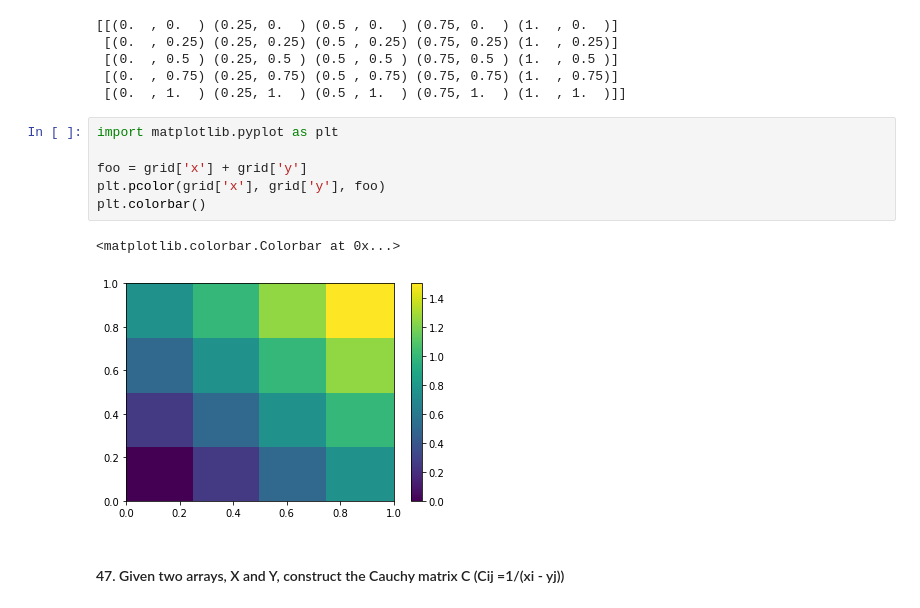
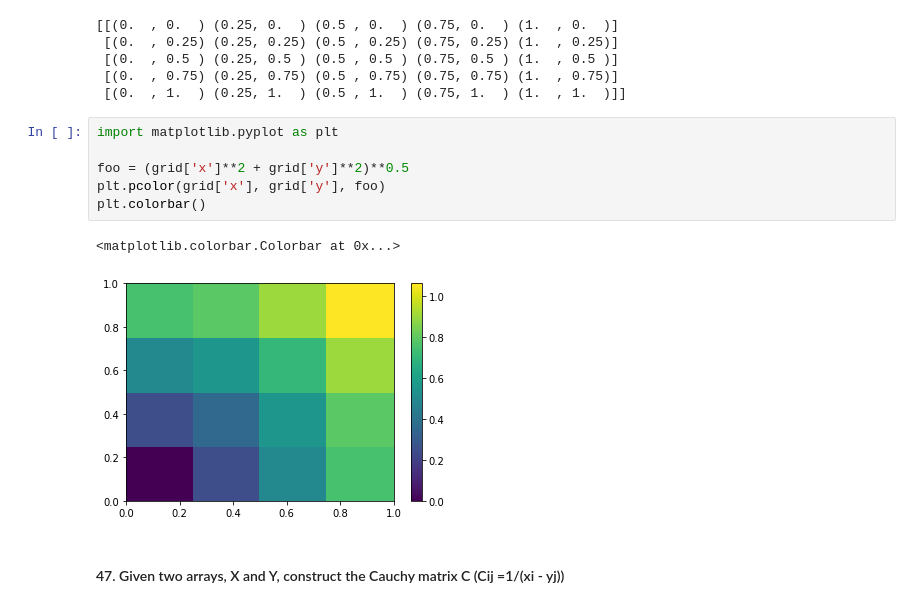
Before and after one commit to areeb-h-qureshi/Jovian, a Jupyter notebook: Data Analysis with Python: Zero to Pandas/100_numpy_exercises.ipynb, the cells around one changed output. Saved outputs shown, nothing was run; the diff lists cells and outputs as text.

```diff
--- a/Data Analysis with Python: Zero to Pandas/100_numpy_exercises.ipynb
+++ b/Data Analysis with Python: Zero to Pandas/100_numpy_exercises.ipynb
@@ -696,12 +701,12 @@ print(grid)
 # %%
 import matplotlib.pyplot as plt
 
-foo = grid['x'] + grid['y']
+foo = (grid['x']**2 + grid['y']**2)**0.5
 plt.pcolor(grid['x'], grid['y'], foo)
 plt.colorbar()
 # %% [output]
 <matplotlib.colorbar.Colorbar at 0x...>
-[figure, old version]
+[figure, new version]
 # %% [markdown]
 #### 47. Given two arrays, X and Y, construct the Cauchy matrix C (Cij =1/(xi - yj))
 # %%
```
Also changed, not shown: parts of 11 cells of this notebook.
